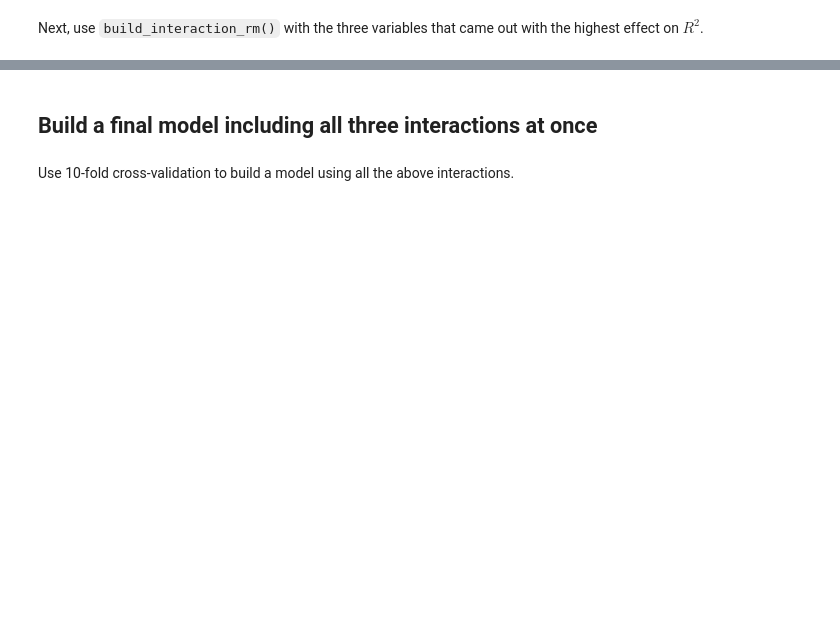
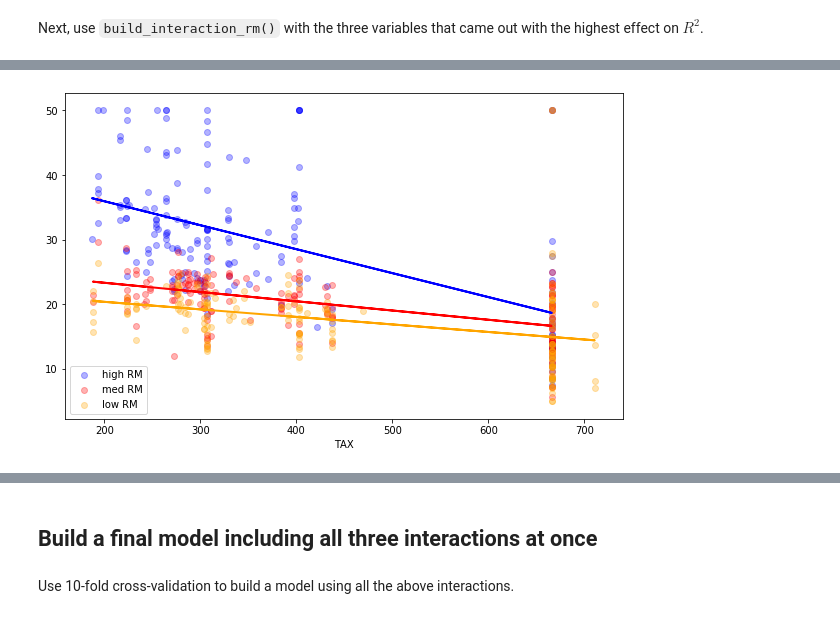
Before and after one commit to poariston/dsc-interaction-terms-lab-online-ds-pt-120919, a Jupyter notebook: index.ipynb, the cells around one changed output, grey strips where cells are left out. Cells and saved outputs as stored; diff of their text form; code cells hidden in the pictures; blank space fills up the shorter version.

```diff
--- a/index.ipynb
+++ b/index.ipynb
@@ -130,4 +292,7 @@ Next, use `build_interaction_rm()` with the three variables that came out with t
 # %%
 # second plot
+build_interaction_rm('TAX','TAX')
+# %% [output]
+[figure, added]
 # %%
 # third plot
```
Also changed, not shown: parts of 35 cells of this notebook.
